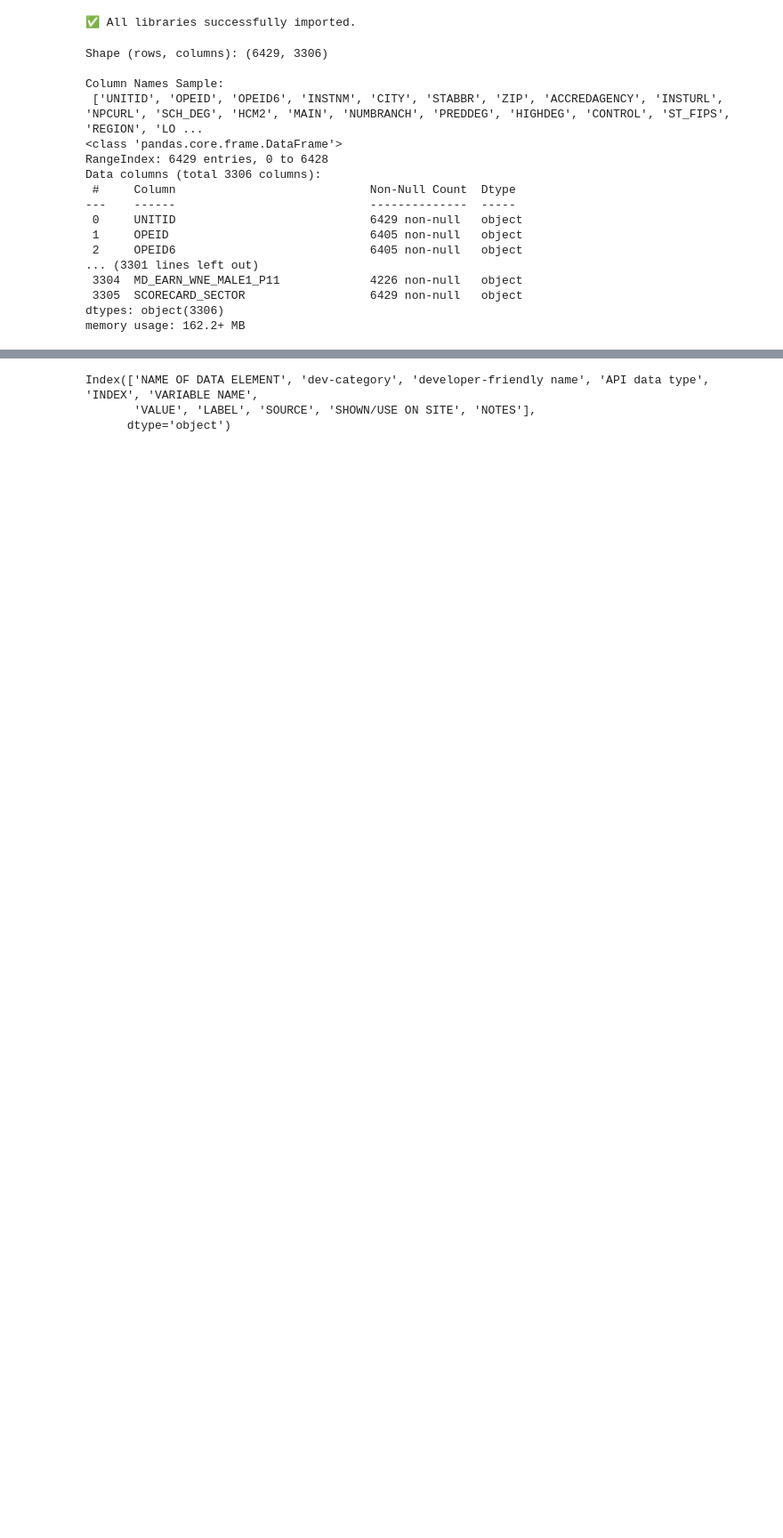
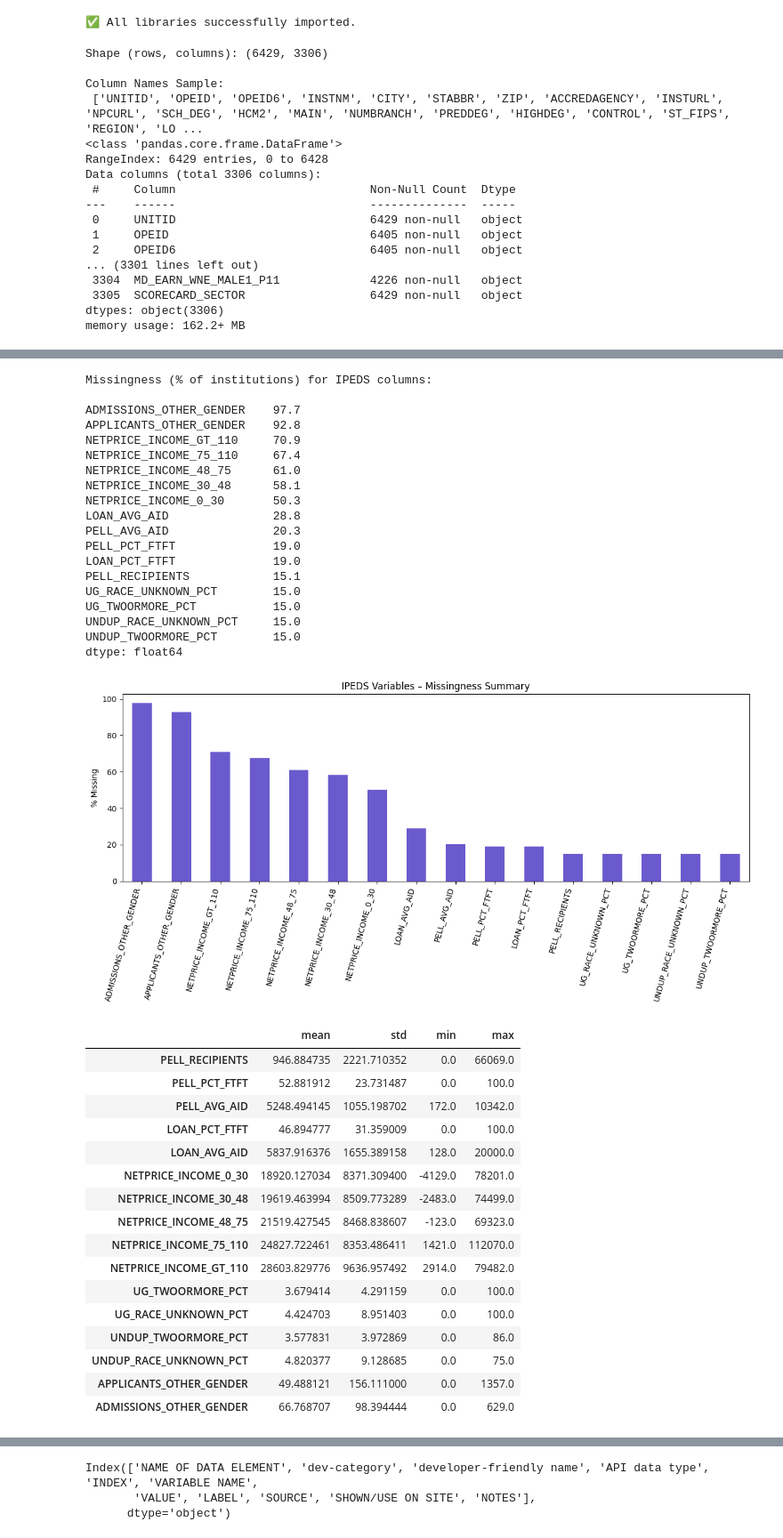
Before and after one commit to Mamasmess333/Admit_Predict, a Jupyter notebook: College_Scorecard_Most_Recent_Institutional_Data/Notebooks/01_EDA.ipynb, the cells around one changed output, grey strips where cells are left out. Shown at 89% size. Cells and saved outputs as stored; diff of their text form; code cells hidden in the pictures; blank space fills up the shorter version.

```diff
--- a/College_Scorecard_Most_Recent_Institutional_Data/Notebooks/01_EDA.ipynb
+++ b/College_Scorecard_Most_Recent_Institutional_Data/Notebooks/01_EDA.ipynb
@@ -58,0 +217,16 @@ memory usage: 162.2+ MB
+# %%
+ipeds_numeric_cols = [
+    "PELL_RECIPIENTS", "PELL_PCT_FTFT", "PELL_AVG_AID",
+    "LOAN_PCT_FTFT", "LOAN_AVG_AID",
+    "NETPRICE_INCOME_0_30", "NETPRICE_INCOME_30_48", "NETPRICE_INCOME_48_75",
+    "NETPRICE_INCOME_75_110", "NETPRICE_INCOME_GT_110",
+    "UG_TWOORMORE_PCT", "UG_RACE_UNKNOWN_PCT",
+    "UNDUP_TWOORMORE_PCT", "UNDUP_RACE_UNKNOWN_PCT",
+    "APPLICANTS_OTHER_GENDER", "ADMISSIONS_OTHER_GENDER"
+]
+
+for col in ipeds_numeric_cols:
+    if col in df.columns:
+        df[col] = pd.to_numeric(df[col], errors="coerce")
+
+print("📊 Converted IPEDS numeric columns where available.")
@@ -58,0 +238,56 @@ memory usage: 162.2+ MB
+# %%
+ipeds_focus_cols = [col for col in ipeds_numeric_cols if col in df.columns]
+
+ipeds_missing = df[ipeds_focus_cols].isna().mean().round(3) * 100
+ipeds_missing = ipeds_missing.sort_values(ascending=False)
+print("Missingness (% of institutions) for IPEDS columns:\n")
+print(ipeds_missing)
+
+plt.figure(figsize=(12, 6))
+ipeds_missing.plot(kind='bar', color='slateblue')
+plt.ylabel('% Missing')
+plt.title('IPEDS Variables – Missingness Summary')
+plt.xticks(rotation=75, ha='right')
+plt.tight_layout()
+plt.show()
+
+ipeds_describe = df[ipeds_focus_cols].describe().T
+ipeds_describe[["mean", "std", "min", "max"]]
+# %% [output]
+Missingness (% of institutions) for IPEDS columns:
+
+ADMISSIONS_OTHER_GENDER    97.7
+APPLICANTS_OTHER_GENDER    92.8
+NETPRICE_INCOME_GT_110     70.9
+NETPRICE_INCOME_75_110     67.4
+NETPRICE_INCOME_48_75      61.0
+NETPRICE_INCOME_30_48      58.1
+NETPRICE_INCOME_0_30       50.3
+LOAN_AVG_AID               28.8
+PELL_AVG_AID               20.3
+PELL_PCT_FTFT              19.0
+LOAN_PCT_FTFT              19.0
+PELL_RECIPIENTS            15.1
+UG_RACE_UNKNOWN_PCT        15.0
+UG_TWOORMORE_PCT           15.0
+UNDUP_RACE_UNKNOWN_PCT     15.0
+UNDUP_TWOORMORE_PCT        15.0
+dtype: float64
+[figure, added]
+|  | mean | std | min | max |
+| PELL_RECIPIENTS | 946.884735 | 2221.710352 | 0.0 | 66069.0 |
+| PELL_PCT_FTFT | 52.881912 | 23.731487 | 0.0 | 100.0 |
+| PELL_AVG_AID | 5248.494145 | 1055.198702 | 172.0 | 10342.0 |
+| LOAN_PCT_FTFT | 46.894777 | 31.359009 | 0.0 | 100.0 |
+| LOAN_AVG_AID | 5837.916376 | 1655.389158 | 128.0 | 20000.0 |
+| NETPRICE_INCOME_0_30 | 18920.127034 | 8371.309400 | -4129.0 | 78201.0 |
+| NETPRICE_INCOME_30_48 | 19619.463994 | 8509.773289 | -2483.0 | 74499.0 |
+| NETPRICE_INCOME_48_75 | 21519.427545 | 8468.838607 | -123.0 | 69323.0 |
+| NETPRICE_INCOME_75_110 | 24827.722461 | 8353.486411 | 1421.0 | 112070.0 |
+| NETPRICE_INCOME_GT_110 | 28603.829776 | 9636.957492 | 2914.0 | 79482.0 |
+| UG_TWOORMORE_PCT | 3.679414 | 4.291159 | 0.0 | 100.0 |
+| UG_RACE_UNKNOWN_PCT | 4.424703 | 8.951403 | 0.0 | 100.0 |
+| UNDUP_TWOORMORE_PCT | 3.577831 | 3.972869 | 0.0 | 86.0 |
+| UNDUP_RACE_UNKNOWN_PCT | 4.820377 | 9.128685 | 0.0 | 75.0 |
+| APPLICANTS_OTHER_GENDER | 49.488121 | 156.111000 | 0.0 | 1357.0 |
+| ADMISSIONS_OTHER_GENDER | 66.768707 | 98.394444 | 0.0 | 629.0 |
```
Also changed, not shown: parts of 35 cells of this notebook, 29 other files.
